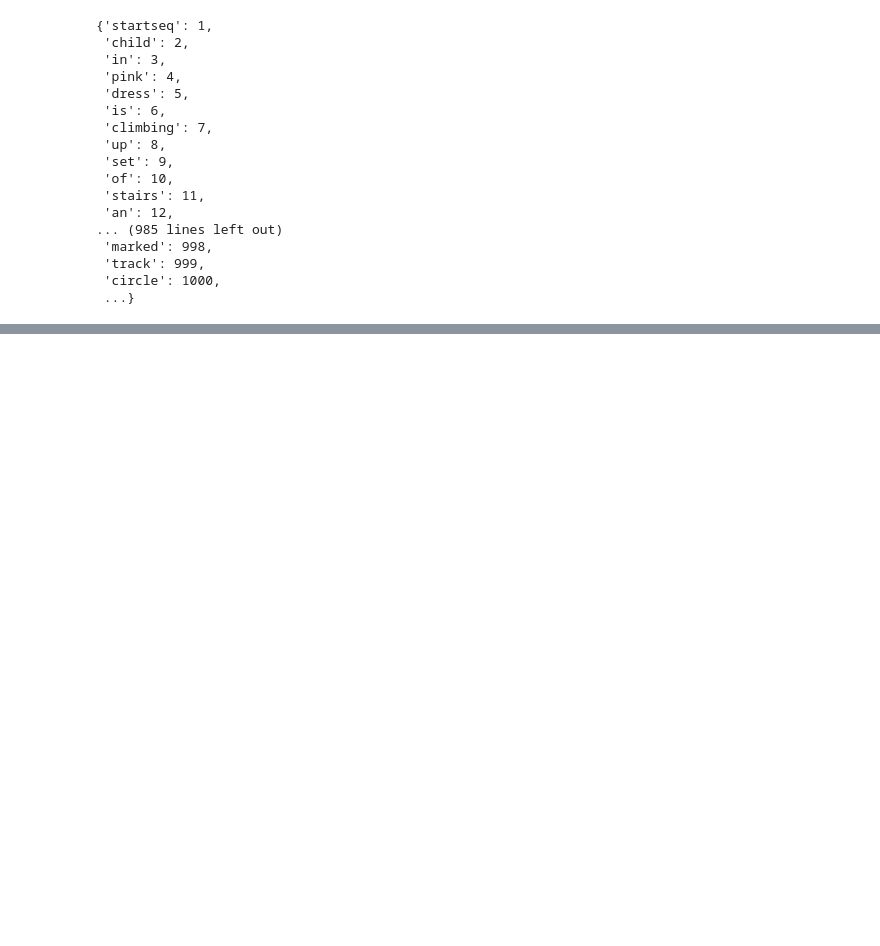
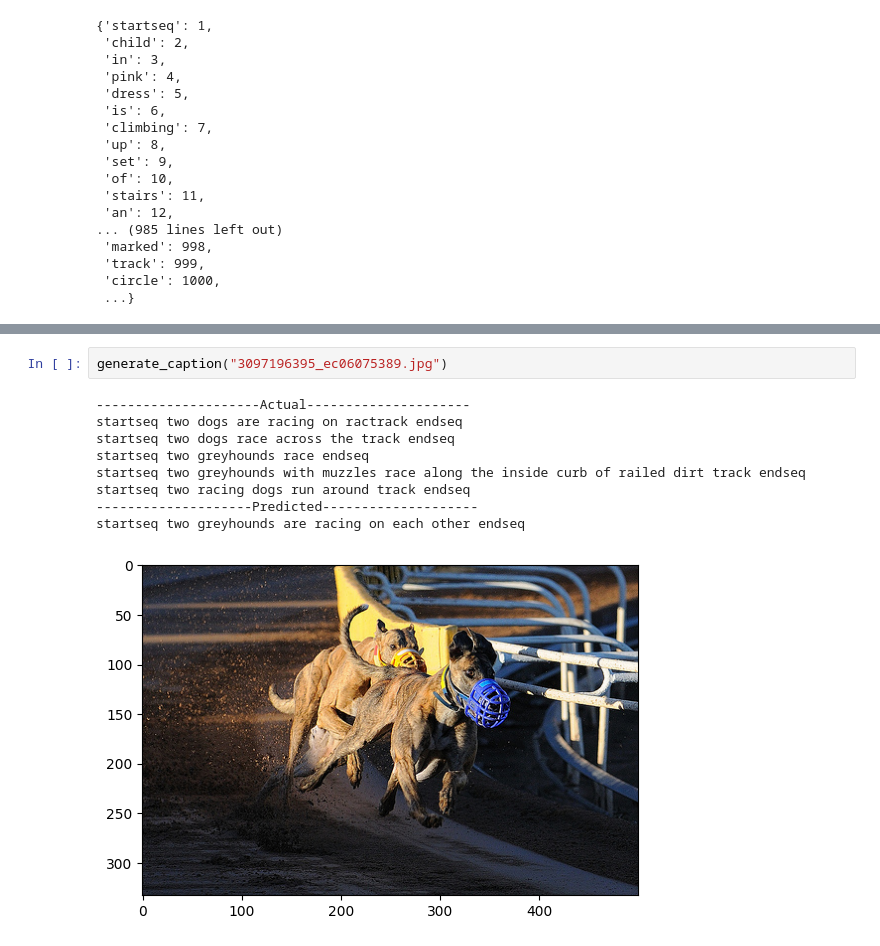
Before and after one commit to GurvGupta/image_caption_generator, a Jupyter notebook: image_caption_generator_custom.ipynb, the cells around one changed output, grey strips where cells are left out. Drawn from its saved outputs; the diff is of its cells as text; blank space fills up the shorter version.

```diff
--- a/image_caption_generator_custom.ipynb
+++ b/image_caption_generator_custom.ipynb
@@ -330,0 +554,12 @@ for word, i in word_to_ix.items():
+# %%
+generate_caption("3097196395_ec06075389.jpg")
+# %% [output]
+---------------------Actual---------------------
+startseq two dogs are racing on ractrack endseq
+startseq two dogs race across the track endseq
+startseq two greyhounds race endseq
+startseq two greyhounds with muzzles race along the inside curb of railed dirt track endseq
+startseq two racing dogs run around track endseq
+--------------------Predicted--------------------
+startseq two greyhounds are racing on each other endseq
+[figure, added]
```
Also changed, not shown: parts of 29 cells of this notebook, 3 other files.
